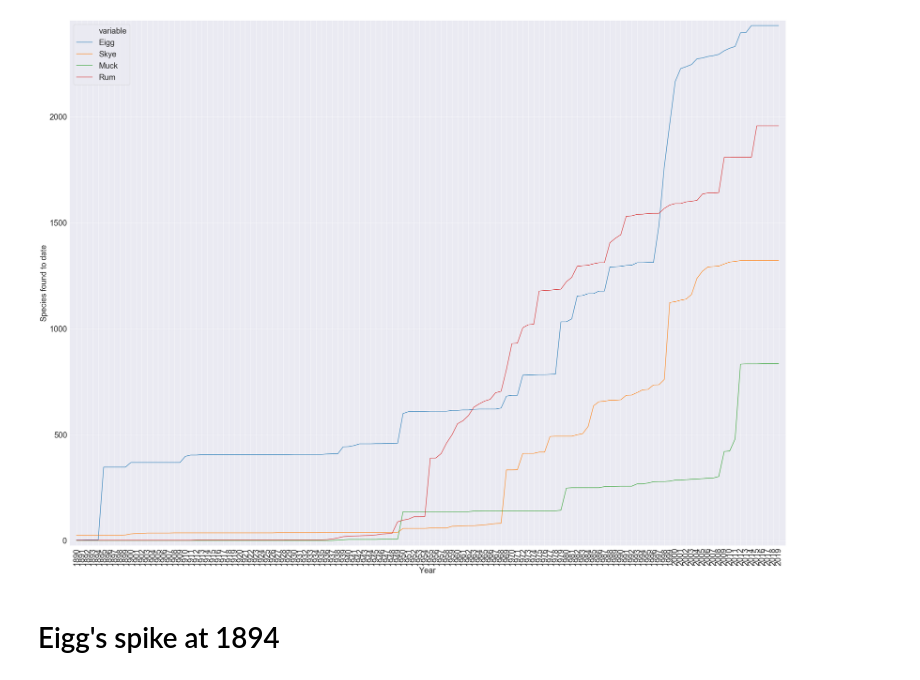
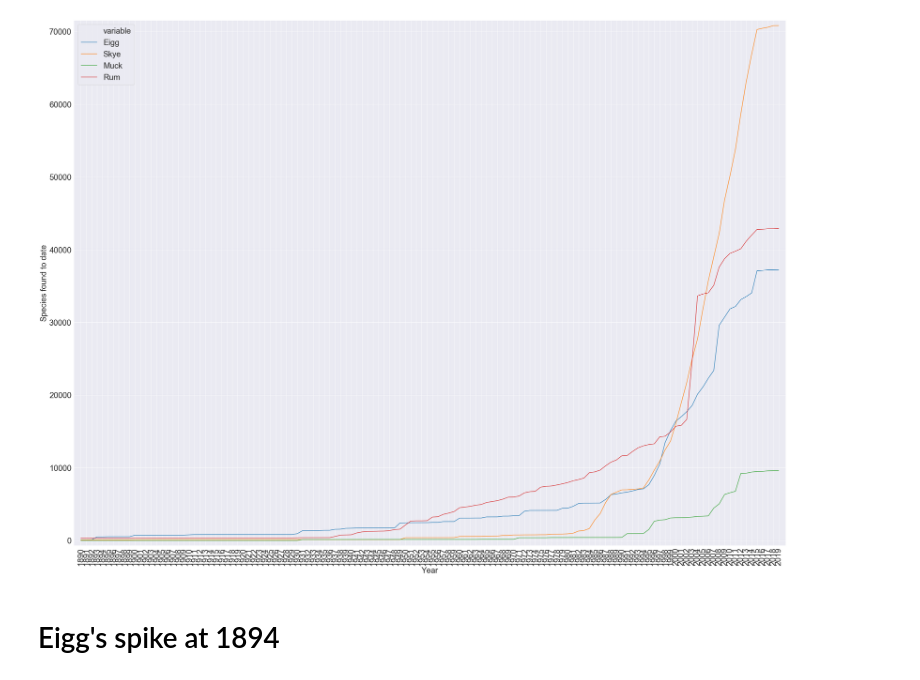
Before and after one commit to Daniel-Davies/DissertationCode, a Jupyter notebook: Eigg/PreliminaryBasicAnalysis/CumulativeAnalysis.ipynb, the cells around one changed output. Cells and saved outputs as stored; diff of their text form; code cells hidden in the pictures.

Commit message:
adding incorporation dates

```diff
--- a/Eigg/PreliminaryBasicAnalysis/CumulativeAnalysis.ipynb
+++ b/Eigg/PreliminaryBasicAnalysis/CumulativeAnalysis.ipynb
@@ -21,7 +21,7 @@ sns.set_style("darkgrid")
 pylab.rcParams['figure.figsize'] = (32.0, 24.0)
 pylab.rcParams['font.size'] = 24
 # %%
-formatting = "End date year"
+formatting = "Start date year"
 def getUniqueSpeciesUpToYear(df, year):
     df = df[df[formatting] <= year]
     species = df['Scientific name']
@@ -79,6 +79,15 @@ def getUniqueAnimalsPerYearToPlotManually(df):
     xs = [x[0] for x in plottableData]
     ys = [x[1] for x in plottableData]
     return xs,ys
+
+def getCumulativeObs(df): # == number of total discovered species by year
+    df = df.dropna(subset=[formatting])
+    uniqueYears = getUniqueAnimalsPerYear(df)
+    plottableData = [[str(year),len(df[df[formatting] <= year])] for year in uniqueYears]
+    xs = [x[0] for x in plottableData]
+    ys = [x[1] for x in plottableData]
+    #plotChart(xs,ys)
+    return xs, ys
 # %%
 observationsOnEigg = eiggRawData()
 observationsOnSkye = skyeRawData()
@@ -86,33 +95,33 @@ observationsOnRum = rumRawData()
 observationsOnMuck = muckRawData()
 # %%
 johnChester = observationsOnEigg[observationsOnEigg['Recorder'].str.lower()=="john chester"]
-xs,yEigg = getCumulativeBiodiversity(observationsOnEigg)
-xs,yMuck = getCumulativeBiodiversity(observationsOnMuck)
-xs,yRum = getCumulativeBiodiversity(observationsOnRum)
-xs,ySkye = getCumulativeBiodiversity(observationsOnSkye)
+xs,yEigg = getCumulativeObs(observationsOnEigg)
+xs,yMuck = getCumulativeObs(observationsOnMuck)
+xs,yRum = getCumulativeObs(observationsOnRum)
+xs,ySkye = getCumulativeObs(observationsOnSkye)
 # xs,yJohn = getCumulativeBiodiversity(heroJohnChester)
 # xs,yJohn2 = getCumulativeBiodiversity(johnChester)
 years = list(getUniqueAnimalsPerYear(""))
 data_preproc = pd.DataFrame({
     'Year': years,
     'Eigg': yEigg,
     'Skye': ySkye,
     'Muck': yMuck,
     'Rum': yRum})
 
 sns.set_style("darkgrid")
 sns.lineplot(x='Year', y='value', hue='variable',
              data=pd.melt(data_preproc, ['Year']))
 plt.xticks(years, rotation='vertical')
 # yLabels = np.arange(0, 3500, step=100)
 # plt.yticks(yLabels)
 plt.margins(0.01)
 plt.tight_layout()
 plt.xlabel("Year")
 plt.ylabel("Species found to date")
 plt.show()
 # %% [output]
-[figure, old version]
+[figure, new version]
 # %% [markdown]
 # Eigg's spike at 1894
 # %%
```
Also changed, not shown: 4 other files.
